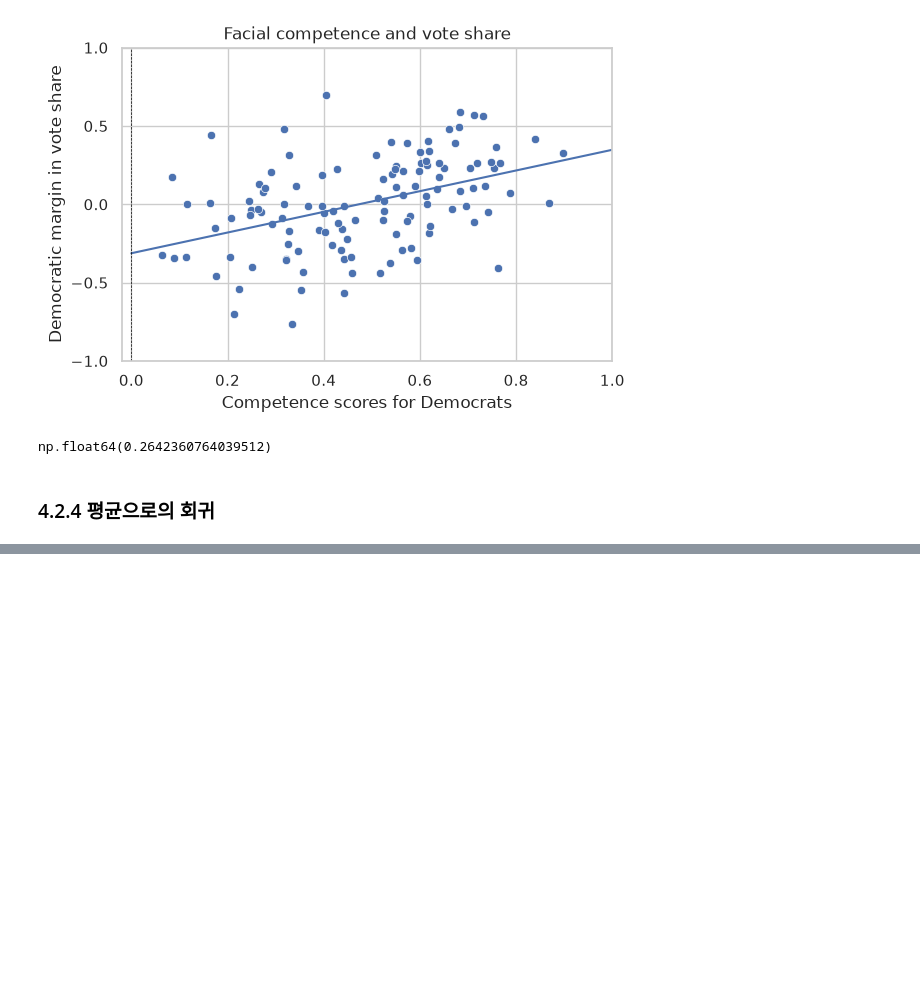
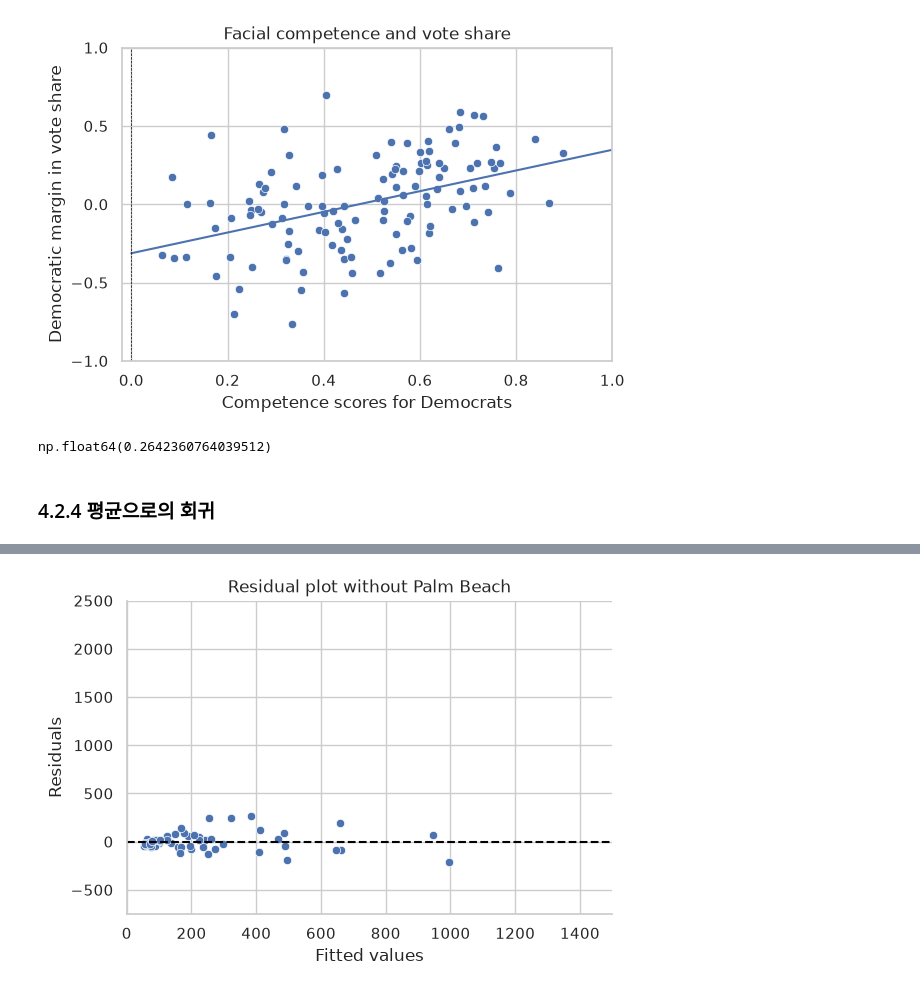
Before and after one commit to lee-data-socio/studies, a Jupyter notebook: qss/ch04_PREDICTION.ipynb, the cells around one changed output, grey strips where cells are left out. Drawn from its saved outputs; the diff is of its cells as text; code cells hidden in the pictures; blank space fills up the shorter version.

```diff
--- a/qss/ch04_PREDICTION.ipynb
+++ b/qss/ch04_PREDICTION.ipynb
@@ -464,0 +695,9 @@ np.float64(0.2642360764039512)
+# %%
+sns.relplot(
+    x=fit3.fittedvalues, y=fit3.resid, height=4, aspect=1.5
+).set(xlabel='Fitted values', ylabel='Residuals', title='Residual plot without Palm Beach',
+      xlim=(0,1500), ylim=(-750, 2500))
+
+plt.axhline(y=0, color='black', linestyle='--');
+# %% [output]
+[figure, added]
```
Also changed, not shown: parts of 85 cells of this notebook, 4 other files.
